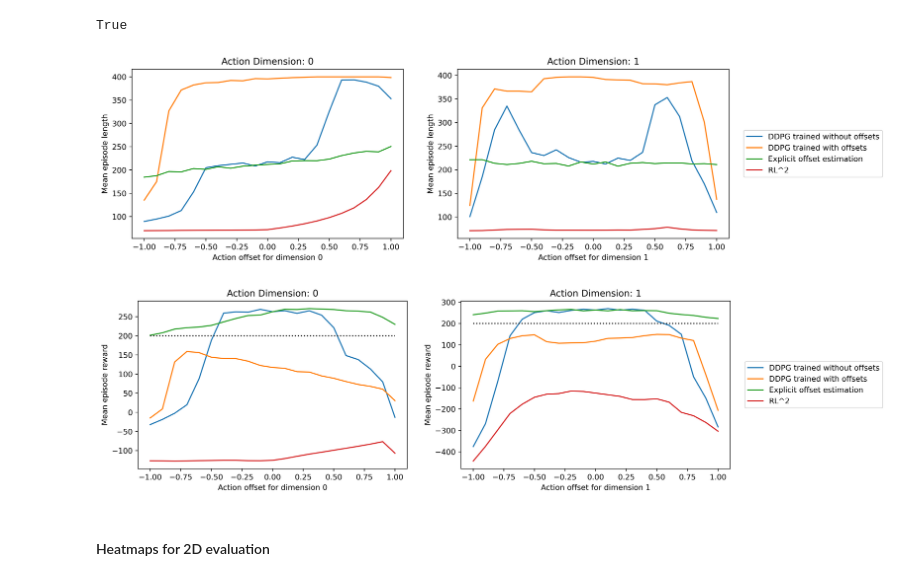
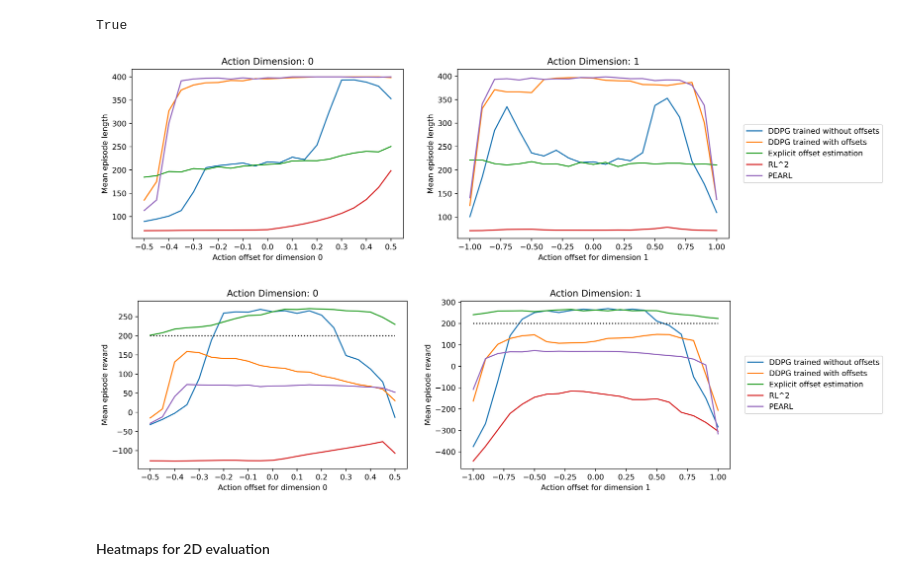
Before and after one commit to RobathanH/meta_lunar_lander, a Jupyter notebook: eval.ipynb, the cells around one changed output. Drawn from its saved outputs; the diff is of its cells as text; code cells hidden in the pictures.

```diff
--- a/eval.ipynb
+++ b/eval.ipynb
@@ -45,10 +45,10 @@ simplified_pearl = SimplifiedPearlDDPG(config, load_dir="manually_saved_runs/sim
 
 with open("config/pearl_ddpg.json") as fp:
     temp_config = json.load(fp)
-with open("manually_saved_runs/pearl_ddpg_3/config.json") as fp:
+with open("manually_saved_runs/pearl_ddpg_19/config.json") as fp:
     config = json.load(fp)
 config = deep_update_dict(config, temp_config)
-pearl = PearlDDPG(config, load_dir="manually_saved_runs/pearl_ddpg_3")
+pearl = PearlDDPG(config, load_dir="manually_saved_runs/pearl_ddpg_19")
 # %%
 min_engine_power = 0
 env = ActionOffsetLunarLander(min_engine_power)
@@ -155,8 +151,8 @@ old_to_new_labels = {
     # "Offset Correction MLP (Naive)": "Explicit offset estimation (Naive)",
     # "Offset Correction MLP (Prior)(Naive)": "Explicit offset estimation (Prior)(Naive)",
     # "Simplified PEARL": "End-to-end explicit offset estimation",
-    # "PEARL": "PEARL",
     "rl2": "RL^2",
+    "PEARL": "PEARL",
 }
 returns_and_lengths_pretty = {new_label: returns_and_lengths[old_label] for old_label,new_label in old_to_new_labels.items()}
 # %%
@@ -170,35 +166,39 @@ returns_and_lengths_pretty == b
 True
 # %%
 fig, axs = plt.subplots(1, 2, figsize=(14,4), dpi=500)
-x = np.linspace(-max_action_offset, max_action_offset, num_tasks)
+x = [np.linspace(-max_action_offset/2, max_action_offset/2, num_tasks),
+     np.linspace(-max_action_offset, max_action_offset, num_tasks)]
 for i in range(2):
     for key in returns_and_lengths_pretty.keys():
-        axs[i].plot(x, returns_and_lengths_pretty[key][i]["lengths"], label=key)
-    # axs[i].plot(x, [returns_and_lengths_pretty["DDPG trained without offsets"][i]["lengths"][num_tasks//2]]*num_tasks, color='black', linestyle='dotted')
+        axs[i].plot(x[i], returns_and_lengths_pretty[key][i]["lengths"], label=key)
+    # axs[i].plot(x[i], [returns_and_lengths_pretty["DDPG trained without offsets"][i]["lengths"][num_tasks//2]]*num_tasks, color='black', linestyle='dotted')
     axs[i].set_title(f"Action Dimension: {i}")
     axs[i].set_ylabel("Mean episode length")
     axs[i].set_xlabel(f"Action offset for dimension {i}")
 
+axs[0].set_xticks([-0.5, -0.4, -0.3, -0.2, -0.1, 0.0, 0.1, 0.2, 0.3, 0.4, 0.5])
 axs[1].legend(bbox_to_anchor=(1.04, 0.5), loc="center left")
 None
 # %% [output]
-[figure, old version]
+[figure, new version]
 # %%
 fig, axs = plt.subplots(1, 2, figsize=(14,4), dpi=500)
-x = np.linspace(-max_action_offset, max_action_offset, num_tasks)
+x = [np.linspace(-max_action_offset/2, max_action_offset/2, num_tasks),
+     np.linspace(-max_action_offset, max_action_offset, num_tasks)]
 for i in range(2):
     for key in returns_and_lengths_pretty.keys():
-        axs[i].plot(x, returns_and_lengths_pretty[key][i]["returns"], label=key)
-    # axs[i].plot(x, [returns_and_lengths_pretty["DDPG trained without offsets"][i]["returns"][num_tasks//2]]*num_tasks, color='black', linestyle='dotted')
-    axs[i].plot(x, [200]*num_tasks, color='black', linestyle='dotted')
+        axs[i].plot(x[i], returns_and_lengths_pretty[key][i]["returns"], label=key)
+    # axs[i].plot(x[i], [returns_and_lengths_pretty["DDPG trained without offsets"][i]["returns"][num_tasks//2]]*num_tasks, color='black', linestyle='dotted')
+    axs[i].plot(x[i], [200]*num_tasks, color='black', linestyle='dotted')
     axs[i].set_title(f"Action Dimension: {i}")
     axs[i].set_ylabel("Mean episode reward")
     axs[i].set_xlabel(f"Action offset for dimension {i}")
 
+axs[0].set_xticks([-0.5, -0.4, -0.3, -0.2, -0.1, 0.0, 0.1, 0.2, 0.3, 0.4, 0.5])
 axs[1].legend(bbox_to_anchor=(1.04, 0.5), loc="center left")
 None
 # %% [output]
-[figure, old version]
+[figure, new version]
 # %% [markdown]
 #### Heatmaps for 2D evaluation
 # %%
```
Also changed, not shown: parts of 4 cells of this notebook, 2 other files.
